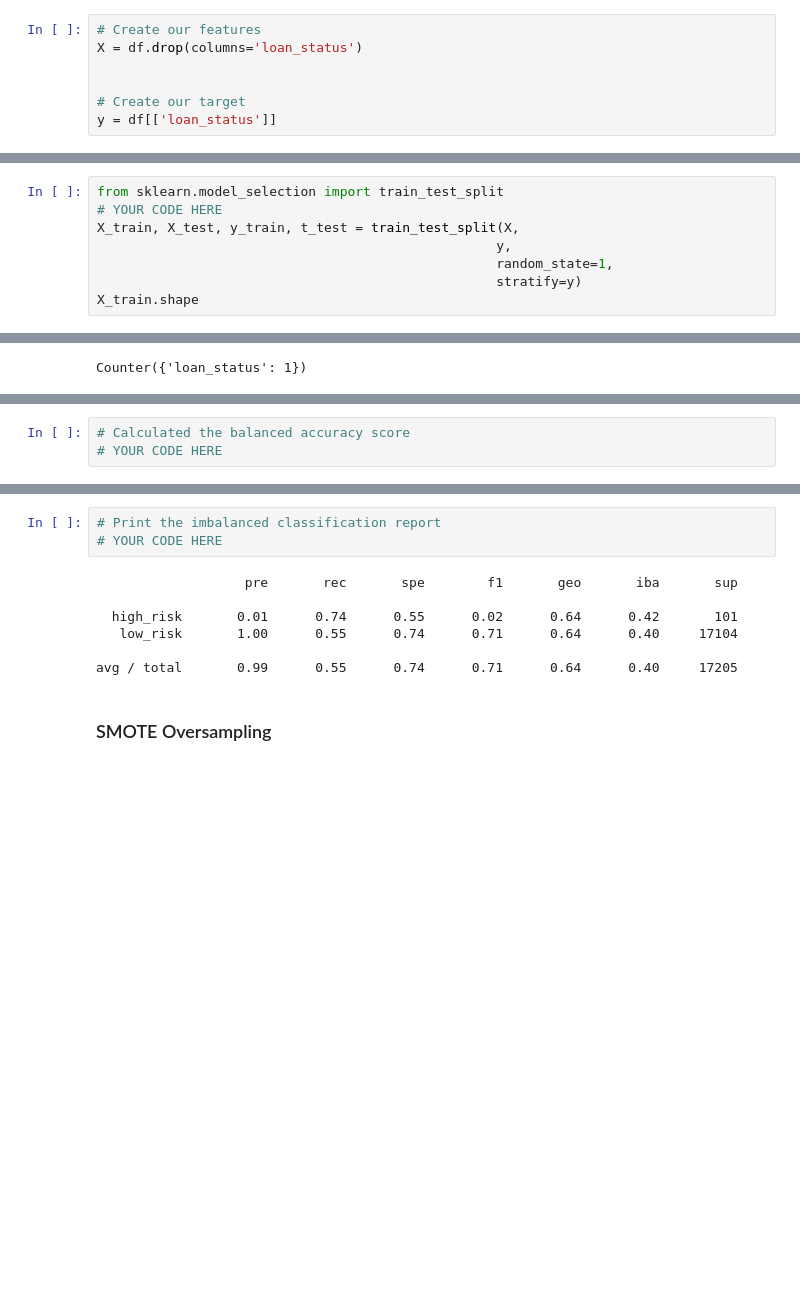
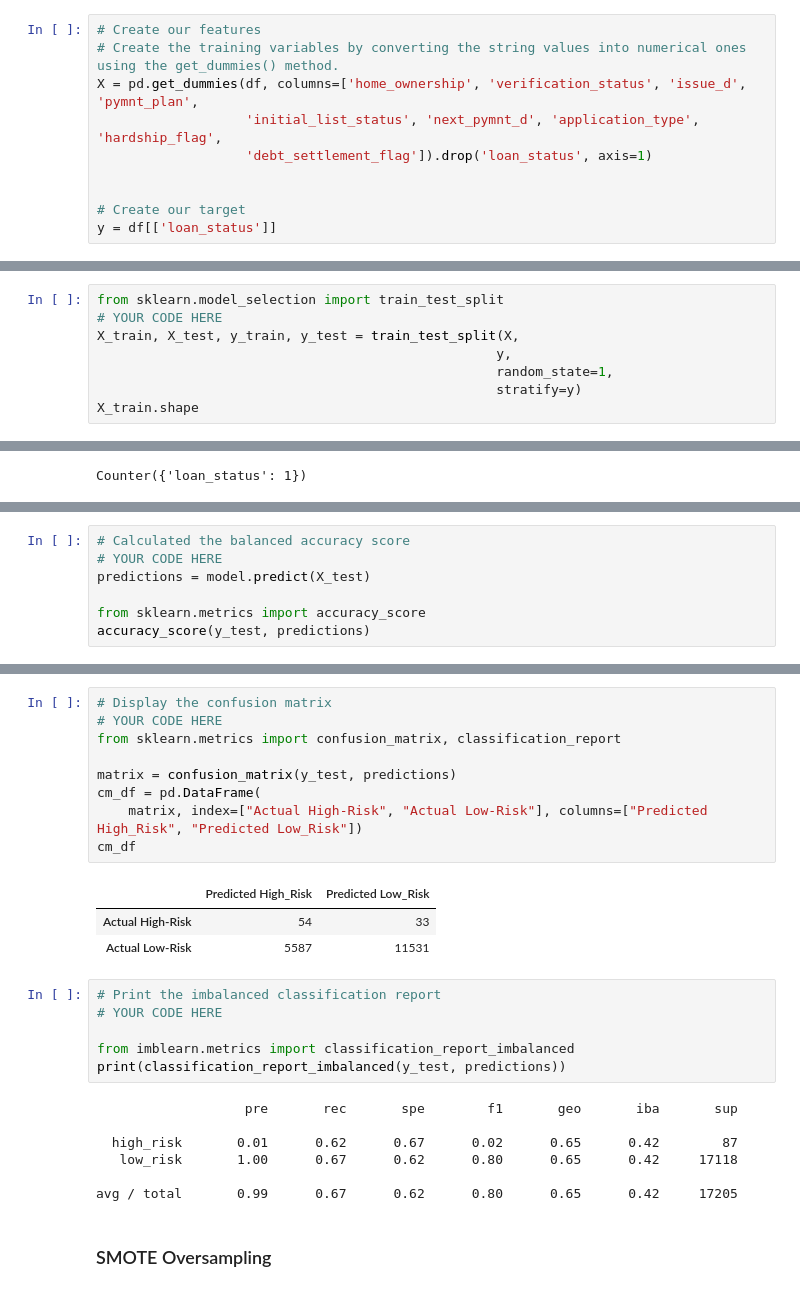
Before and after one commit to loudonadam/Credit_Risk_Analysis, a Jupyter notebook: credit_risk_resampling.ipynb, the cells around one changed output, grey strips where cells are left out. Saved outputs shown, nothing was run; the diff lists cells and outputs as text; blank space fills up the shorter version.

```diff
--- a/credit_risk_resampling.ipynb
+++ b/credit_risk_resampling.ipynb
@@ -80,7 +80,10 @@ df.head()
 # Split the Data into Training and Testing
 # %%
 # Create our features
-X = df.drop(columns='loan_status')
+# Create the training variables by converting the string values into numerical ones using the get_dummies() method.
+X = pd.get_dummies(df, columns=['home_ownership', 'verification_status', 'issue_d', 'pymnt_plan',
+                   'initial_list_status', 'next_pymnt_d', 'application_type', 'hardship_flag',
+                   'debt_settlement_flag']).drop('loan_status', axis=1)
 
 
 # Create our target
@@ -99,7 +111,7 @@ Name: loan_status, dtype: int64
 # %%
 from sklearn.model_selection import train_test_split
 # YOUR CODE HERE
-X_train, X_test, y_train, t_test = train_test_split(X,
+X_train, X_test, y_train, y_test = train_test_split(X,
                                                    y,
                                                    random_state=1,
                                                    stratify=y)
@@ -143,4 +155,8 @@ ValueError: could not convert string to float: 'MORTGAGE'
 # %%
 # Calculated the balanced accuracy score
 # YOUR CODE HERE
+predictions = model.predict(X_test)
+
+from sklearn.metrics import accuracy_score
+accuracy_score(y_test, predictions)
 # %% [output]
@@ -154,13 +164,29 @@ array([[  75,   26],
+# %%
+# Display the confusion matrix
+# YOUR CODE HERE
+from sklearn.metrics import confusion_matrix, classification_report
+
+matrix = confusion_matrix(y_test, predictions)
+cm_df = pd.DataFrame(
+    matrix, index=["Actual High-Risk", "Actual Low-Risk"], columns=["Predicted High_Risk", "Predicted Low_Risk"])
+cm_df
+# %% [output]
+|  | Predicted High_Risk | Predicted Low_Risk |
+| Actual High-Risk | 54 | 33 |
+| Actual Low-Risk | 5587 | 11531 |
 # %%
 # Print the imbalanced classification report
 # YOUR CODE HERE
+
+from imblearn.metrics import classification_report_imbalanced
+print(classification_report_imbalanced(y_test, predictions))
 # %% [output]
                    pre       rec       spe        f1       geo       iba       sup
 
-  high_risk       0.01      0.74      0.55      0.02      0.64      0.42       101
-   low_risk       1.00      0.55      0.74      0.71      0.64      0.40     17104
+  high_risk       0.01      0.62      0.67      0.02      0.65      0.42        87
+   low_risk       1.00      0.67      0.62      0.80      0.65      0.42     17118
 
-avg / total       0.99      0.55      0.74      0.71      0.64      0.40     17205
+avg / total       0.99      0.67      0.62      0.80      0.65      0.42     17205
 # %% [markdown]
 ### SMOTE Oversampling
 # %%
```
Also changed, not shown: parts of 23 cells of this notebook.
